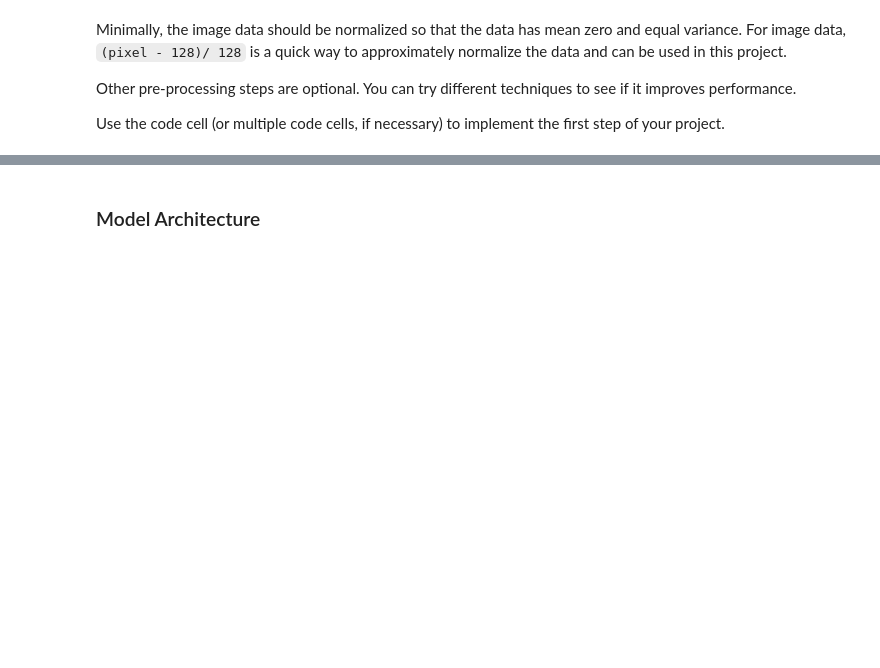
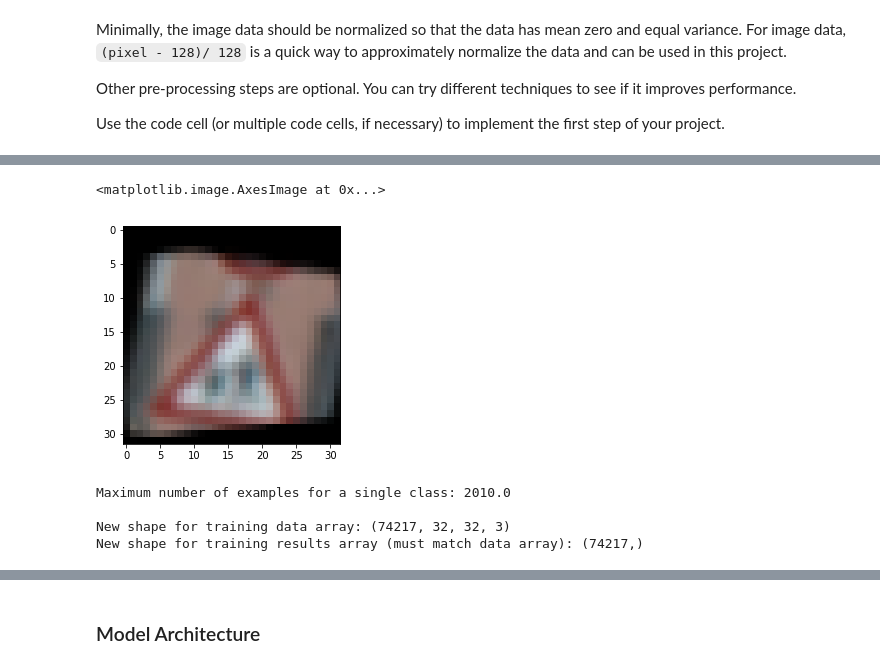
Before and after one commit to satori-stan/CarND-Traffic-Sign-Classifier-Project, a Jupyter notebook: Traffic_Sign_Classifier.ipynb, the cells around one changed output, grey strips where cells are left out. Saved outputs shown, nothing was run; the diff lists cells and outputs as text; code cells hidden in the pictures; blank space fills up the shorter version.

```diff
--- a/Traffic_Sign_Classifier.ipynb
+++ b/Traffic_Sign_Classifier.ipynb
@@ -200,6 +230,9 @@ plt.imshow(transform_image(X_train[index], 45, 5, 10))
 # %%
 # And every time the process is run, the result should change
-plt.imshow(transform_image(X_train[index], 45, 5, 10))
+plt.imshow(transform_image(image, 1.5, 45, 5, 10))
+# %% [output]
+<matplotlib.image.AxesImage at 0x...>
+[figure, added]
 # %%
 # Augment all image classes so that they have roughly the same examples
 import math
@@ -220,7 +253,7 @@ except:
     for i in range(int(X_train.shape[0])):
         num_extra = math.floor((max_examples - n[y_train[i]]) / n[y_train[i]])
         if num_extra > 0:
-            X_train = np.concatenate((X_train, [transform_image(X_train[i], 45, 5, 10) for _ in range(num_extra)]))
+            X_train = np.concatenate((X_train, [transform_image(X_train[i], 1.5, 45, 5, 10) for _ in range(num_extra)]))
             y_train = np.concatenate((y_train, np.full(num_extra, y_train[i])))
         if i % 1000 == 0:
             print("Processing {:.2f}%".format(i*100/n_train))
@@ -230,7 +263,12 @@ except:
     print()
 
 print("New shape for training data array: {}".format(X_train.shape))
-print("New shape for training results array (must match data arra): {}".format(y_train.shape))
+print("New shape for training results array (must match data array): {}".format(y_train.shape))
+# %% [output]
+Maximum number of examples for a single class: 2010.0
+
+New shape for training data array: (74217, 32, 32, 3)
+New shape for training results array (must match data array): (74217,)
 # %%
 print("Examples per class after augmentation:")
 fig, ax = plt.subplots()
```
Also changed, not shown: parts of 34 cells of this notebook.
